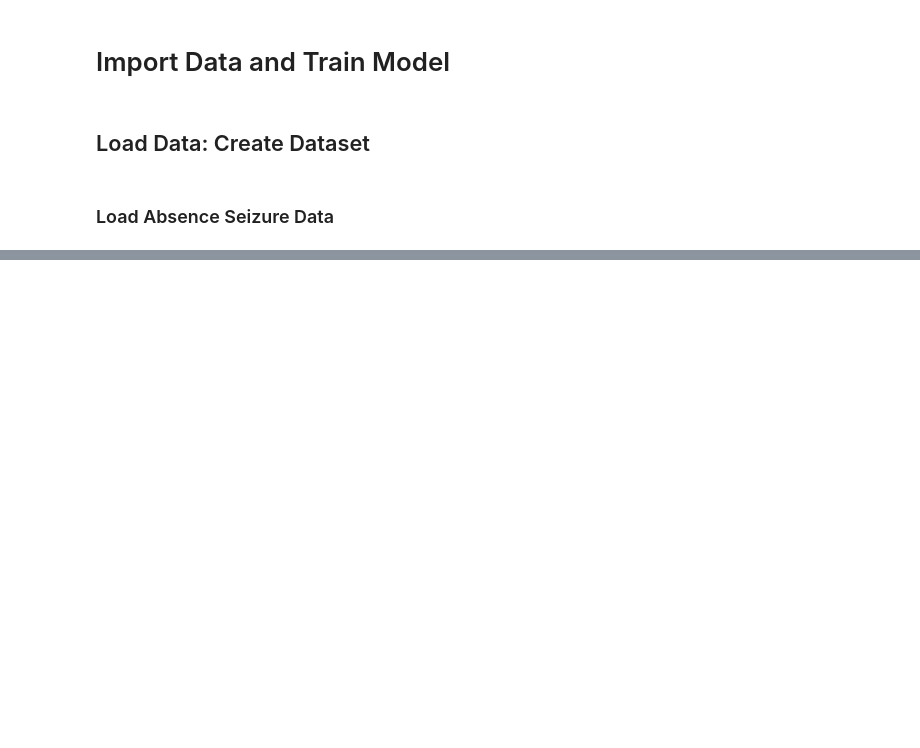
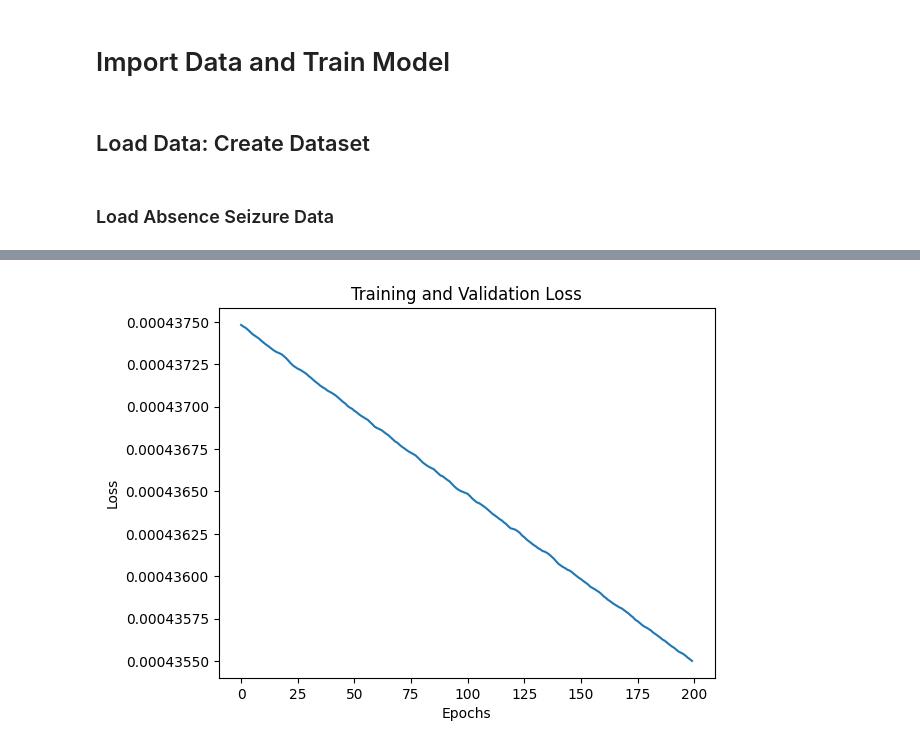
Before and after one commit to Loic017/TinyML-for-Epileptic-Seizures, a Jupyter notebook: seizure_training.ipynb, the cells around one changed output, grey strips where cells are left out. Drawn from its saved outputs; the diff is of its cells as text; code cells hidden in the pictures; blank space fills up the shorter version.

```diff
--- a/seizure_training.ipynb
+++ b/seizure_training.ipynb
@@ -68,5 +71,5 @@ len(dataset)
 # %%
-train_dataloader = DataLoader(dataset=train_set, batch_size=1, shuffle=True)
+train_dataloader = DataLoader(dataset=train_set, batch_size=5)
 eval_dataloader = DataLoader(dataset=eval_set, batch_size=1, shuffle=True)
 test_dataloader = DataLoader(dataset=test_set, batch_size=1, shuffle=True)
 # %%
@@ -85,16 +88,28 @@ torch.Size([1, 5, 1000])
 class AbnormalNeuralNetwork(nn.Module):
     def __init__(self, input_size=1000, output_size=1):
         super().__init__()
-        self.CNN1 = (nn.Conv2d(in_channels=5, out_channels=5, kernel_size=5),)
-        self.CNN2 = (nn.Conv2d(in_channels=1000, out_channels=1000, kernel_size=5),)
+        self.CNN1 = nn.Conv1d(in_channels=5, out_channels=5, kernel_size=3)
+        self.MaxPool1 = nn.MaxPool1d(kernel_size=5, stride=2)
+        self.CNN2 = nn.Conv1d(in_channels=5, out_channels=5, kernel_size=3)
+        self.MaxPool2 = nn.MaxPool1d(kernel_size=5, stride=2)
+        self.CNN3 = nn.Conv1d(in_channels=5, out_channels=1, kernel_size=3)
+        self.MaxPool3 = nn.MaxPool1d(kernel_size=5, stride=2)
+        self.AvgPool1 = nn.AvgPool1d(kernel_size=5, stride=2)
+        self.fc1 = nn.Linear(58, 1)
 
     def forward(self, x):
-        logits = self.CNN1(x)
-        logits = self.CNN2(logits)
-        return logits
+        out = self.CNN1(x)
+        out = self.MaxPool1(out)
+        out = self.CNN2(out)
+        out = self.MaxPool2(out)
+        out = self.CNN3(out)
+        out = self.MaxPool3(out)
+        out = self.AvgPool1(out)
+        out = self.fc1(out)
+        return out
 # %%
 model = AbnormalNeuralNetwork().to(device)
 # %%
 # Set optimizer
 optimizer = torch.optim.SGD(model.parameters(), lr=1e-3)
-loss_fn = nn.BCELoss()
+loss_function = nn.MSELoss()
@@ -105,18 +118,18 @@ epochs = 200  # Number of training iterations
 losses = []  # Append loses to this list as training goes on
 
 for i in range(epochs):
+    print(f"Epoch: {i+1}")
     for i, (x_sample, y_sample) in enumerate(train_dataloader):
+        print(f"Batch: {i+1}")
         x, y = x_sample.to(device), y_sample.to(device)
 
-        print(type(x[0][0]))
-
-        y_pred = model(x)
-        loss = loss_fn(y_pred, y)
+        y_pred = model(x[0])
+        loss = loss_function(y_pred, y)
 
         # Zero gradients, backward pass, update weights
         optimizer.zero_grad()
         loss.backward()
         optimizer.step()
 
-        losses.append(loss.item())
+    losses.append(loss.item())
 # %% [output]
@@ -124,0 +187,11 @@ TypeError: 'tuple' object is not callable
+# %%
+# Plot losses
+plt.plot(range(0, epochs), losses, label="Training Loss")
+
+plt.title("Training and Validation Loss")
+plt.xlabel("Epochs")
+plt.ylabel("Loss")
+
+plt.show()
+# %% [output]
+[figure, added]
```
Also changed, not shown: parts of 5 cells of this notebook.
